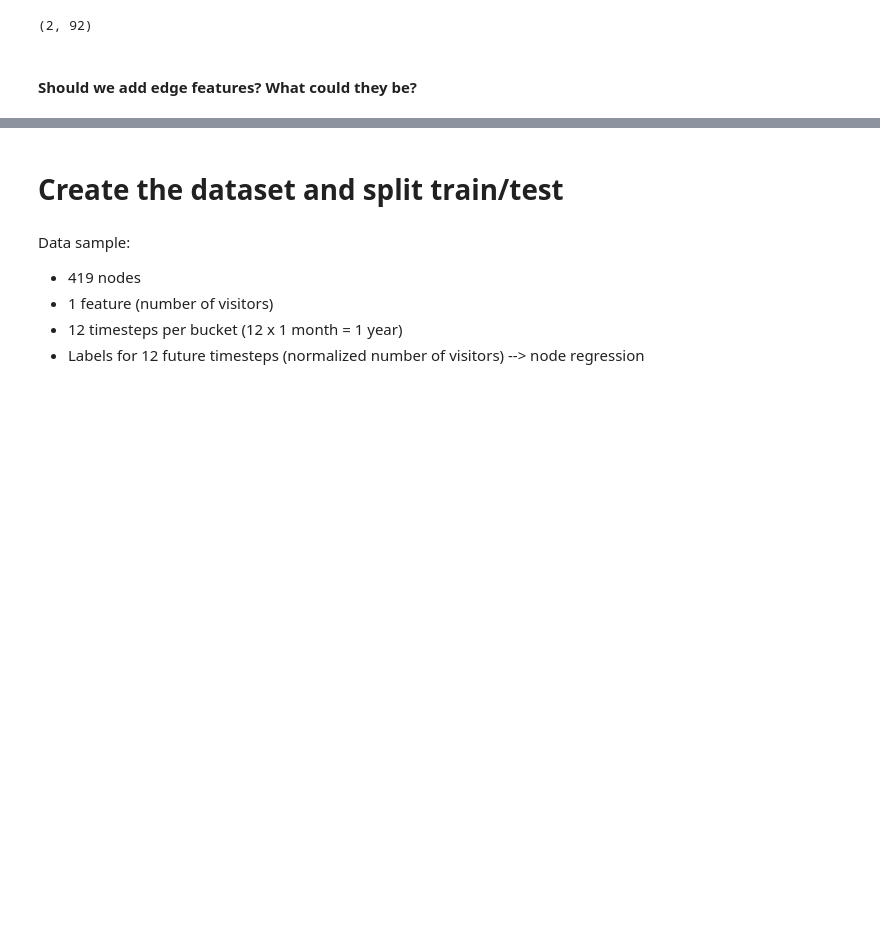
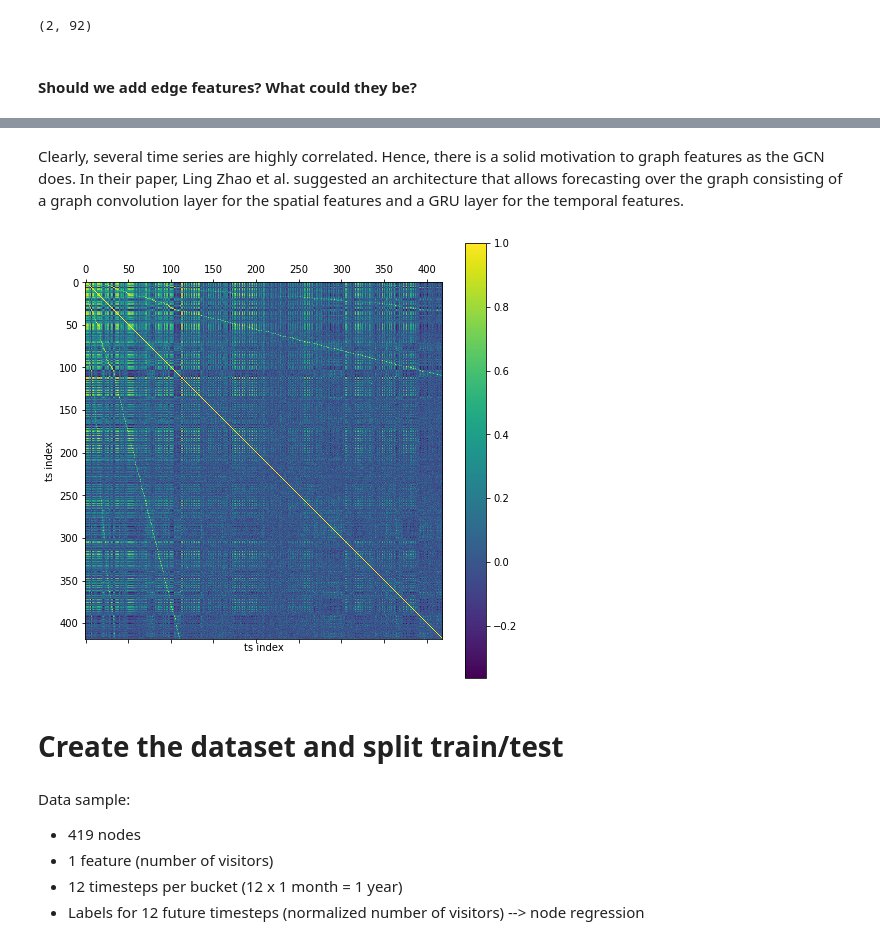
Before and after one commit to luisroque/deep_graph_cLSTM_hierarchical_time_series, a Jupyter notebook: create_graph_structure.ipynb, the cells around one changed output, grey strips where cells are left out. Drawn from its saved outputs; the diff is of its cells as text; code cells hidden in the pictures; blank space fills up the shorter version.

```diff
--- a/create_graph_structure.ipynb
+++ b/create_graph_structure.ipynb
@@ -319,3 +333,15 @@ edge_index.shape
+# %% [markdown]
+Clearly, several time series are highly correlated. Hence, there is a solid motivation to graph features as the GCN does. In their paper, Ling Zhao et al. suggested an architecture that allows forecasting over the graph consisting of a graph convolution layer for the spatial features and a GRU layer for the temporal features.
+# %%
+fig = plt.figure(figsize=(8,8))
+ax = fig.add_subplot(111)
+cax = ax.matshow(np.corrcoef(visitors[:,:]))
+fig.colorbar(cax)
+
+ax.set_xlabel("ts index")
+ax.set_ylabel("ts index");
+# %% [output]
+[figure, added]
 # %% [markdown]
 # Create the dataset and split train/test
 # %%
```
Also changed, not shown: parts of 7 cells of this notebook.
